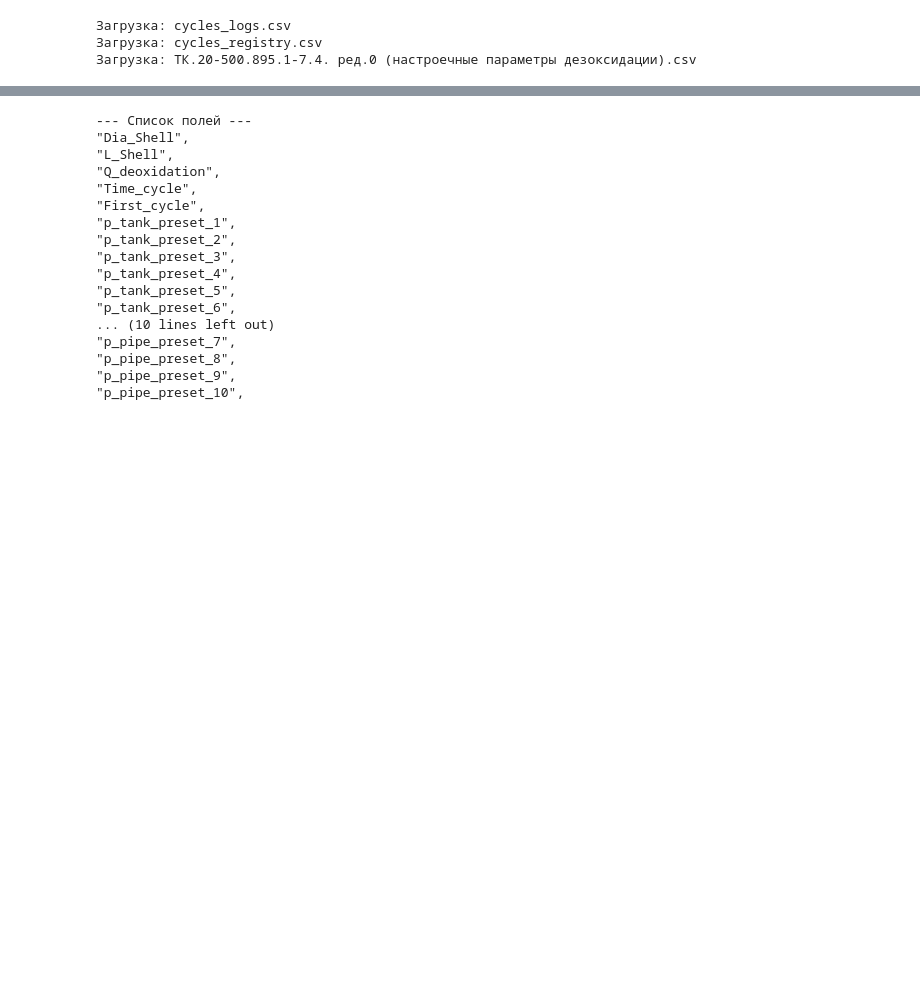
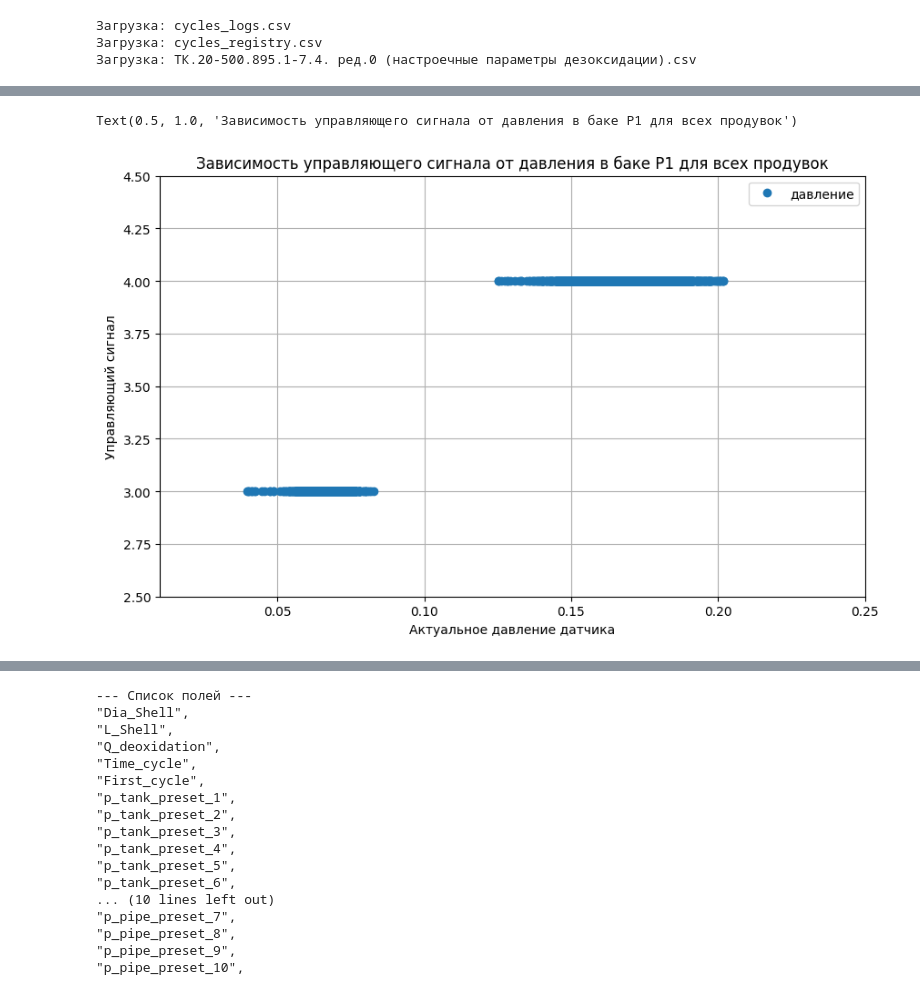
Before and after one commit to Chamipu/Deoxidation_analytical_model-, a Jupyter notebook: main_AnaliticModel.ipynb, the cells around one changed output, grey strips where cells are left out. Cells and saved outputs as stored; diff of their text form; code cells hidden in the pictures; blank space fills up the shorter version.

```diff
--- a/main_AnaliticModel.ipynb
+++ b/main_AnaliticModel.ipynb
@@ -48,0 +69,14 @@ df_reference_setpoint = dm.load_database(cnfg_p.REFERENCE_SETPOINT_FILE)
+# %%
+plt.figure(figsize=(10, 6))
+plt.plot(df_registry['IBA_DB\PT1009 Актуальное давление в баке P1 (бар)'],
+         df_registry['LD31W.VALVE 1007 - клапан бака, бар']*10, 'o', label='давление')
+plt.xlabel('Актуальное давление датчика')
+plt.ylabel('Управляющий сигнал')
+plt.ylim(2.5, 4.5)
+plt.xlim(0.01, 0.25) # Подстройте по вашим данным
+plt.legend()
+plt.grid()
+plt.title('Зависимость управляющего сигнала от давления в баке P1 для всех продувок')
+# %% [output]
+Text(0.5, 1.0, 'Зависимость управляющего сигнала от давления в баке P1 для всех продувок')
+[figure, added]
```
Also changed, not shown: parts of 20 cells of this notebook, 18 other files.
